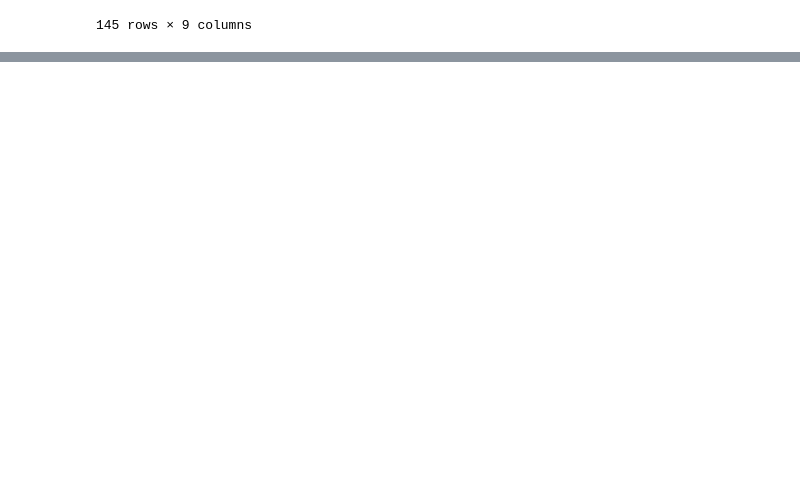
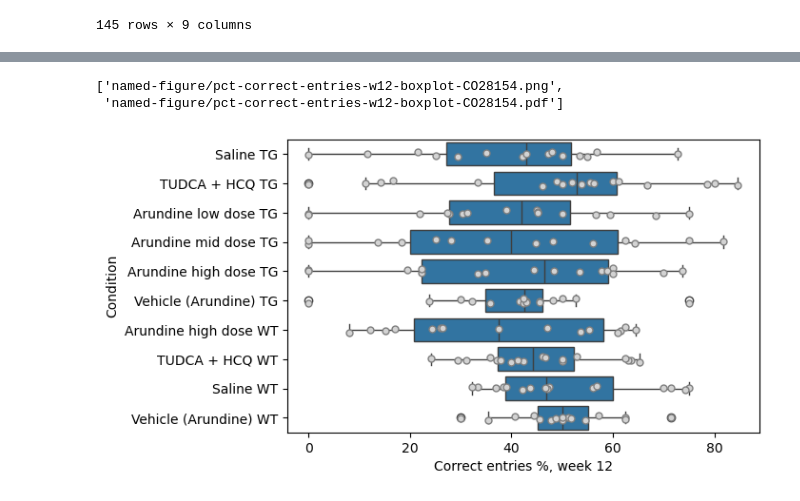
Before and after one commit to attilagk/CTNS-notebook, a Jupyter notebook: 2024-02-29-Y-maze/2024-02-29-Y-maze.ipynb, the cells around one changed output, grey strips where cells are left out. Cells and saved outputs as stored; diff of their text form; code cells hidden in the pictures; blank space fills up the shorter version.

```diff
--- a/2024-02-29-Y-maze/2024-02-29-Y-maze.ipynb
+++ b/2024-02-29-Y-maze/2024-02-29-Y-maze.ipynb
@@ -69,3 +84,6 @@ data2
 | 143 | VI | J | m | 16226 | 15 | 17 | 60.000000 | ... |
 | 144 | VI | J | m | 16234 | 12 | 12 | 58.333333 | ... |
 145 rows × 9 columns
+# %%
+data_CO28154 = read_data('../../resources/QPS/5xFAD-mouse/CO28154-behavioral-data-cleaned.xlsx', treatments_CO28154)
+data_CO28154
@@ -98,0 +132,7 @@ attila_utils.savefig(fig, 'pct-correct-entries-w13-boxplot-CO28152')
+# %%
+fig, ax = my_boxplot(data_CO28154, 'Correct entries %, week 12')
+attila_utils.savefig(fig, 'pct-correct-entries-w12-boxplot-CO28154')
+# %% [output]
+['named-figure/pct-correct-entries-w12-boxplot-CO28154.png',
+ 'named-figure/pct-correct-entries-w12-boxplot-CO28154.pdf']
+[figure, added]
```
Also changed, not shown: parts of 10 cells of this notebook.
